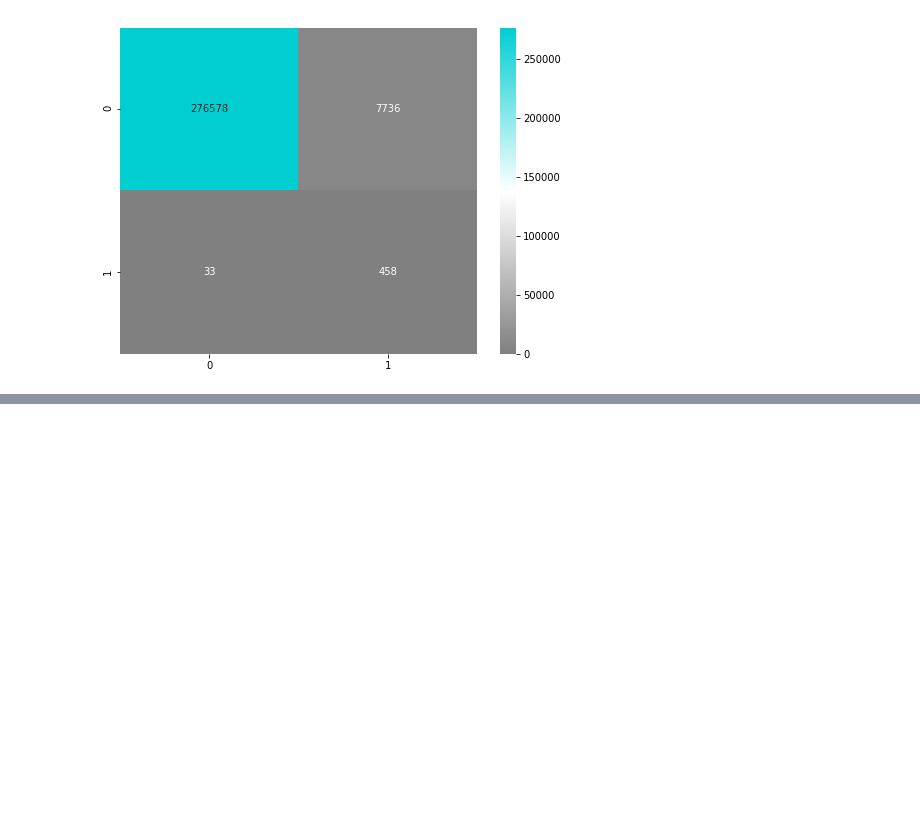
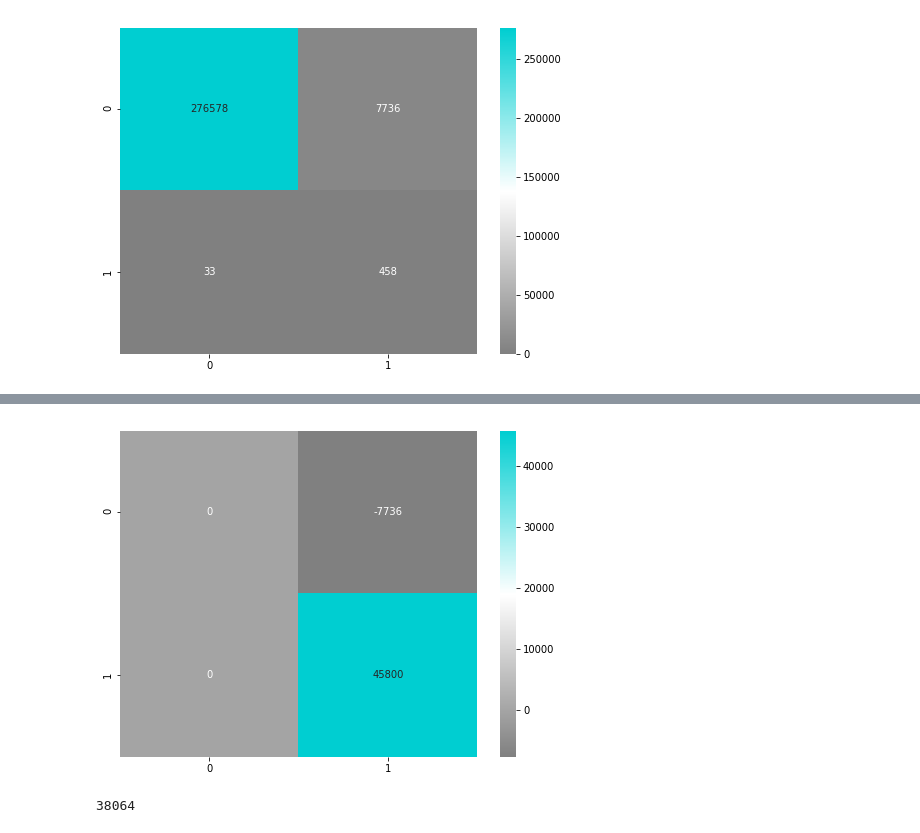
Before and after one commit to Gin04gh/datascience, a Jupyter notebook: kaggle_dataset_credit_card_fraud_detection/notebook.ipynb, the cells around one changed output, grey strips where cells are left out. Drawn from its saved outputs; the diff is of its cells as text; code cells hidden in the pictures; blank space fills up the shorter version.

```diff
--- a/kaggle_dataset_credit_card_fraud_detection/notebook.ipynb
+++ b/kaggle_dataset_credit_card_fraud_detection/notebook.ipynb
@@ -479,0 +483,30 @@ plt.show()
+# %%
+def benefit_tn(account):
+    return 0*account
+
+def cost_fp(account):
+    return -1*account
+
+def cost_fn(account):
+    #return -100*account
+    return 0*account
+
+def benefit_tp(account):
+    #return 0*account
+    return 100*account
+# %%
+tn, fp, fn, tp = confusion_matrix_scaled.flatten()
+
+bc_matrix = np.array([
+    [benefit_tn(tn), cost_fp(fp)],
+    [cost_fn(fn), benefit_tp(tp)],
+], dtype=np.int)
+
+plt.figure(figsize=(8,6))
+sns.heatmap(bc_matrix, annot=True, fmt='d', cmap=cm)
+plt.show()
+
+bc_matrix.sum()
+# %% [output]
+[figure, added]
+38064
```
Also changed, not shown: parts of 7 cells of this notebook.
